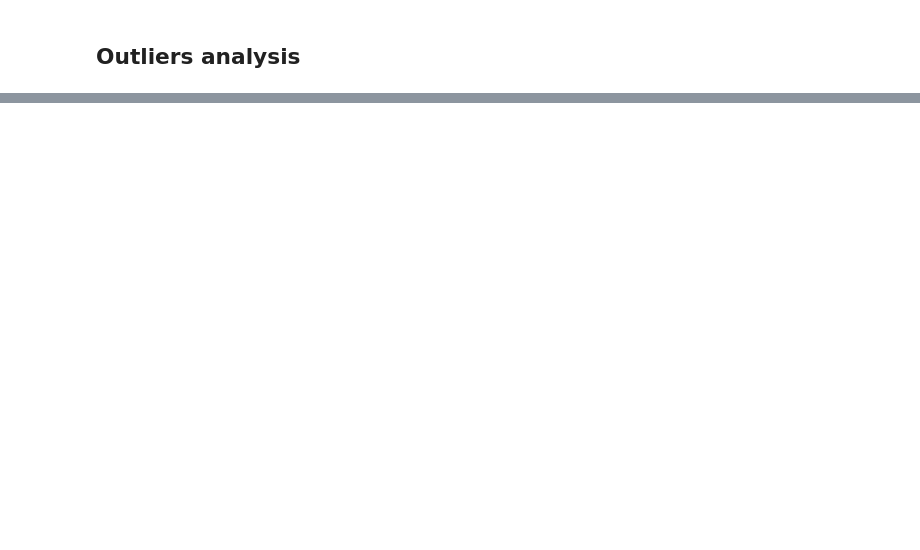
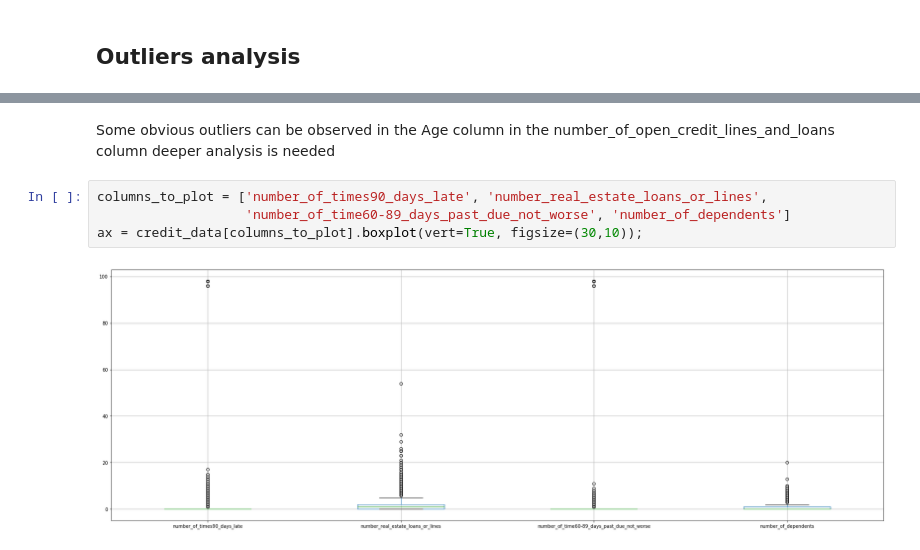
Before and after one commit to renzobechler-zz/credits_eda, a Jupyter notebook: notebooks/credits_eda.ipynb, the cells around one changed output, grey strips where cells are left out. Saved outputs shown, nothing was run; the diff lists cells and outputs as text; blank space fills up the shorter version.

```diff
--- a/notebooks/credits_eda.ipynb
+++ b/notebooks/credits_eda.ipynb
@@ -144,0 +184,8 @@ As we can see from describe and histograms there are possible outliers
+# %% [markdown]
+Some obvious outliers can be observed in the Age column in the number_of_open_credit_lines_and_loans column deeper analysis is needed
+# %%
+columns_to_plot = ['number_of_times90_days_late', 'number_real_estate_loans_or_lines',
+                   'number_of_time60-89_days_past_due_not_worse', 'number_of_dependents']
+ax = credit_data[columns_to_plot].boxplot(vert=True, figsize=(30,10));
+# %% [output]
+[figure, added]
```
Also changed, not shown: parts of 42 cells of this notebook, 3 other files.
